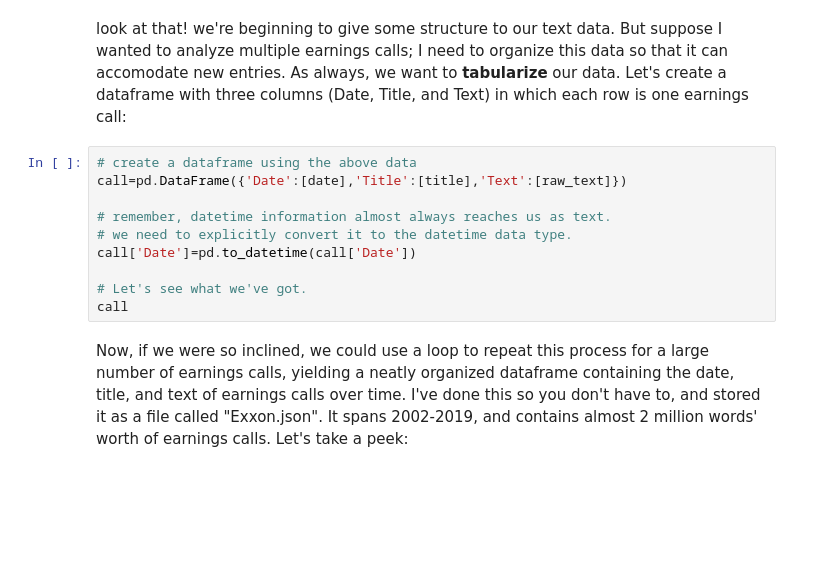
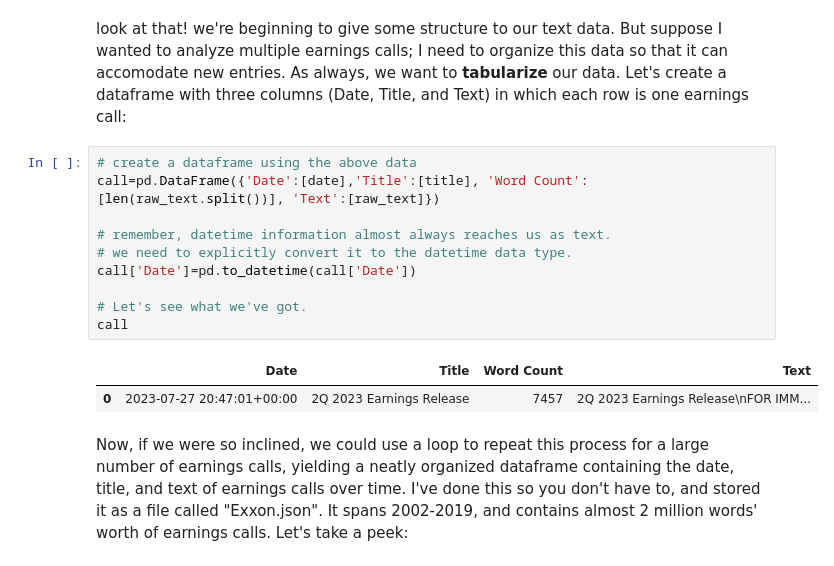
Before and after one commit to kimanag/QM2, a Jupyter notebook: notebooks/W04. Natural Language Processing Anastasia.ipynb, the cells around one changed output. Cells and saved outputs as stored; diff of their text form; blank space fills up the shorter version.

```diff
--- a/notebooks/W04. Natural Language Processing Anastasia.ipynb
+++ b/notebooks/W04. Natural Language Processing Anastasia.ipynb
@@ -67,14 +93,17 @@ raw_text[:1000]
 look at that! we're beginning to give some structure to our text data. But suppose I wanted to analyze multiple earnings calls; I need to organize this data so that it can accomodate new entries. As always, we want to **tabularize** our data. Let's create a dataframe with three columns (Date, Title, and Text) in which each row is one earnings call:
 # %%
 # create a dataframe using the above data
-call=pd.DataFrame({'Date':[date],'Title':[title],'Text':[raw_text]})
+call=pd.DataFrame({'Date':[date],'Title':[title], 'Word Count':[len(raw_text.split())], 'Text':[raw_text]})
 
 # remember, datetime information almost always reaches us as text.
 # we need to explicitly convert it to the datetime data type.
 call['Date']=pd.to_datetime(call['Date'])
 
 # Let's see what we've got.
 call
+# %% [output]
+|  | Date | Title | Word Count | Text |
+| 0 | 2023-07-27 20:47:01+00:00 | 2Q 2023 Earnings Release | 7457 | 2Q 2023 Earnings Release\nFOR IMM... |
 # %% [markdown]
 Now, if we were so inclined, we could use a loop to repeat this process for a large number of earnings calls, yielding a neatly organized dataframe containing the date, title, and text of earnings calls over time. I've done this so you don't have to, and stored it as a file called "Exxon.json". It spans 2002-2019, and contains almost 2 million words' worth of earnings calls. Let's take a peek:
 # %%
```
Also changed, not shown: parts of 21 cells of this notebook.
